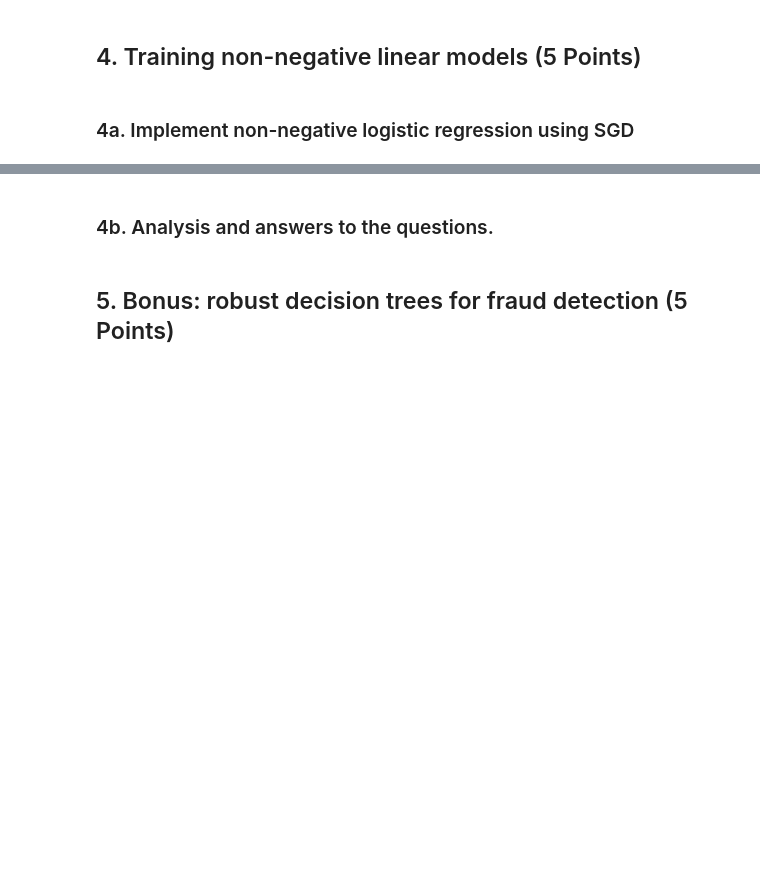
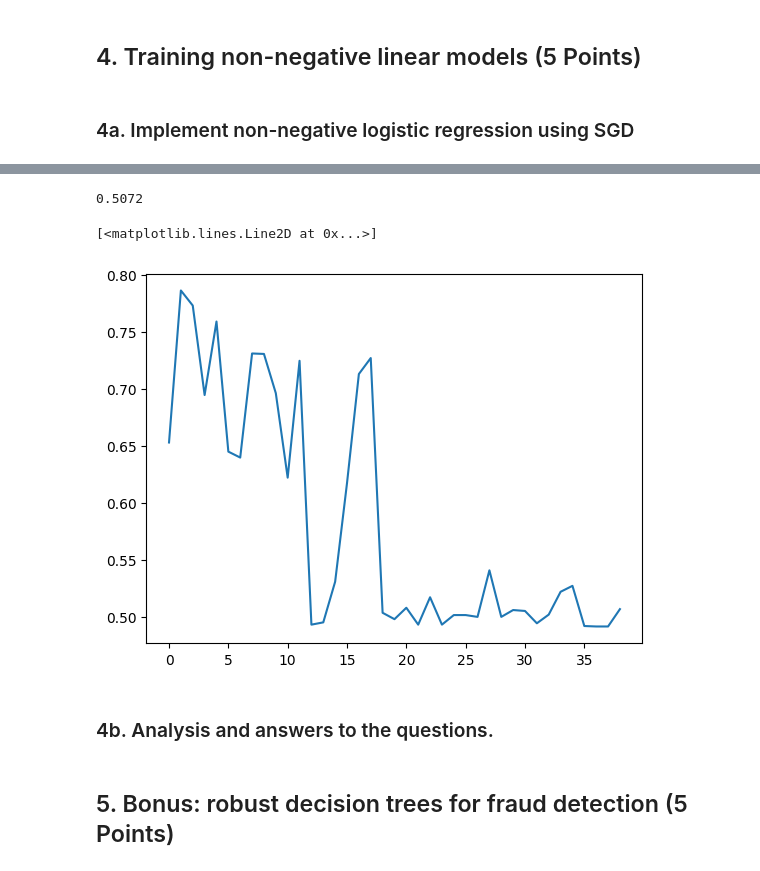
Before and after one commit to BigLob/CDA, a Jupyter notebook: Lab4.ipynb, the cells around one changed output, grey strips where cells are left out. Drawn from its saved outputs; the diff is of its cells as text; code cells hidden in the pictures; blank space fills up the shorter version.

```diff
--- a/Lab4.ipynb
+++ b/Lab4.ipynb
@@ -153,3 +186,23 @@ accuracy
 ## 4. Training non-negative linear models (5 Points)
 # %% [markdown]
 ### 4a. Implement non-negative logistic regression using SGD
+# %%
+model_3 = SGDClassifier(loss='log_loss', random_state=42)
+
+accuracies = []
+for x, y in zip(X_train_batch, y_train_batch):
+    model_3.partial_fit(x, y, classes=np.unique(y_train))
+#     print("before:", model_3.predict(X_test_evaded))
+    while np.sum(model_3.coef_) < 0:
+#         print(model_3.coef_)
+        min_coef_index = np.argmin(model_3.coef_)
+        model_3.coef_[0][min_coef_index] = 0
+#     print("after: ",model_3.predict(X_test_evaded))
+    print(len(y_pred_evaded), sum(y_pred_evaded))
+    y_pred_evaded = model_3.predict(X_test_evaded)
+    accuracy = accuracy_score(y_test, y_pred_evaded)
+    accuracies.append(accuracy)
+
+y_pred = model_3.predict(X_test)
+accuracy = accuracy_score(y_test, y_pred)
+accuracy
@@ -156,3 +228,14 @@ accuracy
+# %%
+y_pred_evaded = model_3.predict(X_test_evaded)
+accuracy = accuracy_score(y_test, y_pred_evaded)
+accuracy
+# %% [output]
+0.5072
+# %%
+plt.plot(range(len(accuracies)), accuracies)
+# %% [output]
+[<matplotlib.lines.Line2D at 0x...>]
+[figure, added]
 # %% [markdown]
 ### 4b. Analysis and answers to the questions.
 # %% [markdown]
```
Also changed, not shown: parts of 12 cells of this notebook.
